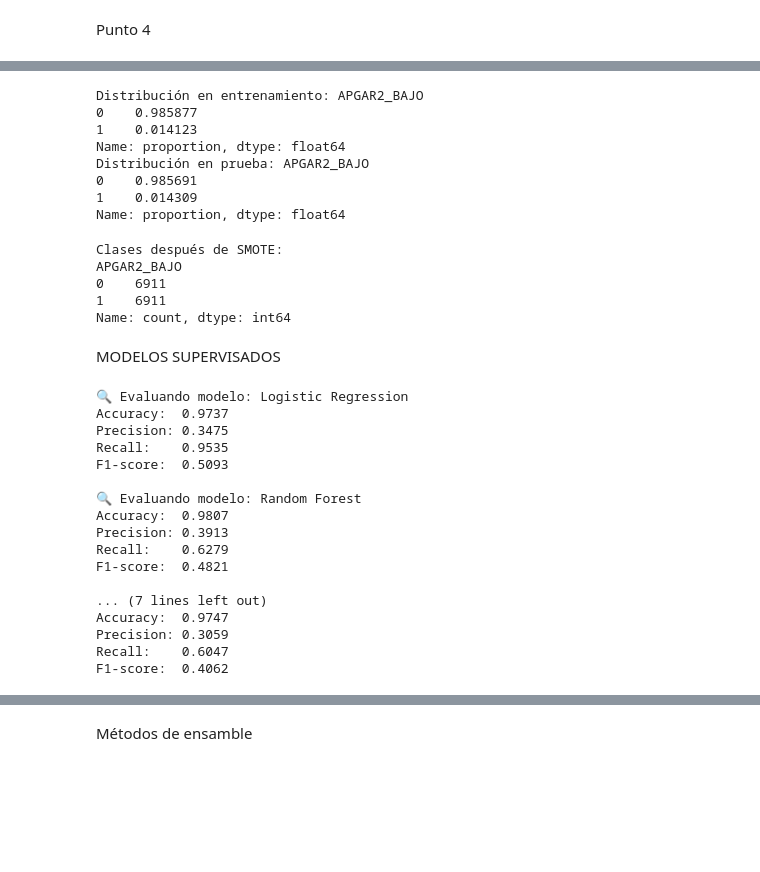
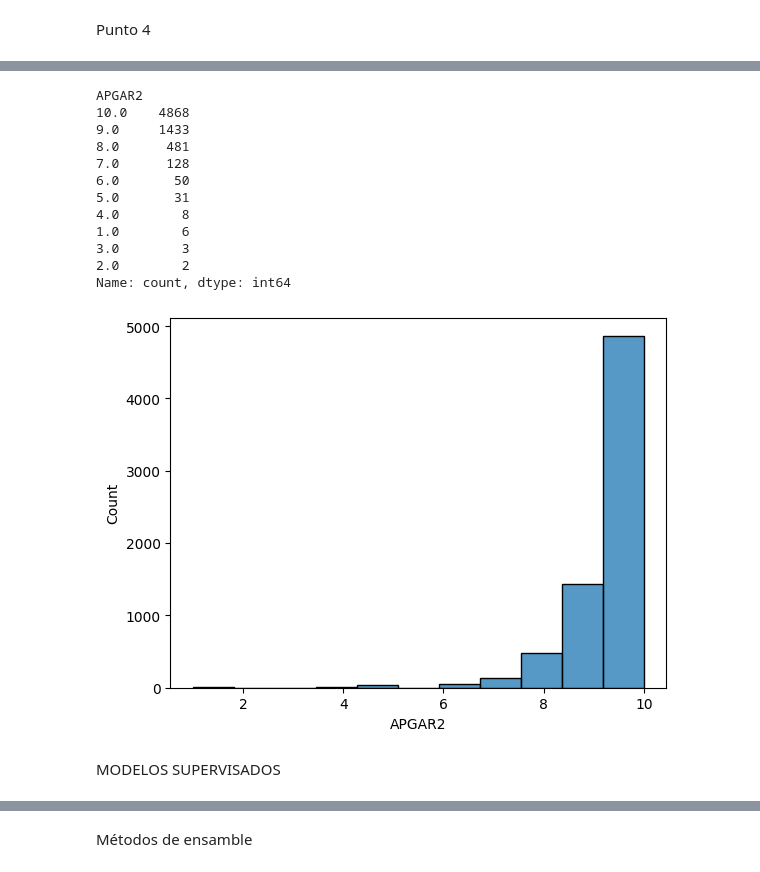
Before and after one commit to botanicalex/mineria_final, a Jupyter notebook: modelo.ipynb, the cells around one changed output, grey strips where cells are left out. Cells and saved outputs as stored; diff of their text form; code cells hidden in the pictures; blank space fills up the shorter version.

Commit message:
Update modelo hasta análisis de ANOVA y Turkey

```diff
--- a/modelo.ipynb
+++ b/modelo.ipynb
@@ -37,32 +29,10 @@ df.head()
 # %%
-X = df.drop(columns='APGAR2_BAJO')
-y = df['APGAR2_BAJO']
+# Separar las variables predictoras (X) de la variable objetivo (y)
 
-# División en entrenamiento y prueba
+X = df.drop(columns='APGAR2')
+y = df['APGAR2']
+
+# Dividir el conjunto de datos en entrenamiento (70%) y prueba (30%)
 X_train, X_test, y_train, y_test = train_test_split(
     X, y, test_size=0.3, stratify=y, random_state=42
 )
-
-print("Distribución en entrenamiento:", y_train.value_counts(normalize=True))
-print("Distribución en prueba:", y_test.value_counts(normalize=True))
-# %% [output]
-Distribución en entrenamiento: APGAR2_BAJO
-0    0.985877
-1    0.014123
-Name: proportion, dtype: float64
-Distribución en prueba: APGAR2_BAJO
-0    0.985691
-1    0.014309
-Name: proportion, dtype: float64
-# %%
-smote = SMOTE(random_state=42)
-X_train_bal, y_train_bal = smote.fit_resample(X_train, y_train)
-
-print("Clases después de SMOTE:")
-print(y_train_bal.value_counts())
-# %% [output]
-Clases después de SMOTE:
-APGAR2_BAJO
-0    6911
-1    6911
-Name: count, dtype: int64
@@ -76 +39,19 @@ X_test_scaled = scaler.transform(X_test[numeric_cols])
+# %%
+# Visualizar la distribución de la variable objetivo en el conjunto de entrenamiento
+sns.histplot(y_train, bins=11)
+y_train.value_counts()
+# %% [output]
+APGAR2
+10.0    4868
+9.0     1433
+8.0      481
+7.0      128
+6.0       50
+5.0       31
+4.0        8
+1.0        6
+3.0        3
+2.0        2
+Name: count, dtype: int64
+[figure, added]
 # %%
@@ -133,26 +131,0 @@ def evaluar_modelo(nombre, modelo, X_train, X_test, y_train, y_test):
-# %%
-# Lista para almacenar resultados
-resultados_modelos = []
-
-# Evaluar todos los modelos
-for nombre, modelo in modelos.items():
-    resultado = evaluar_modelo(nombre, modelo, X_train_bal_scaled, X_test_scaled, y_train_bal, y_test)
-    resultados_modelos.append(resultado)
-# %% [output]
-🔍 Evaluando modelo: Logistic Regression
-Accuracy:  0.9737
-Precision: 0.3475
-Recall:    0.9535
-F1-score:  0.5093
-
-🔍 Evaluando modelo: Random Forest
-Accuracy:  0.9807
-Precision: 0.3913
-Recall:    0.6279
-F1-score:  0.4821
-
-... (7 lines left out)
-Accuracy:  0.9747
-Precision: 0.3059
-Recall:    0.6047
-F1-score:  0.4062
```
Also changed, not shown: parts of 33 cells of this notebook.
